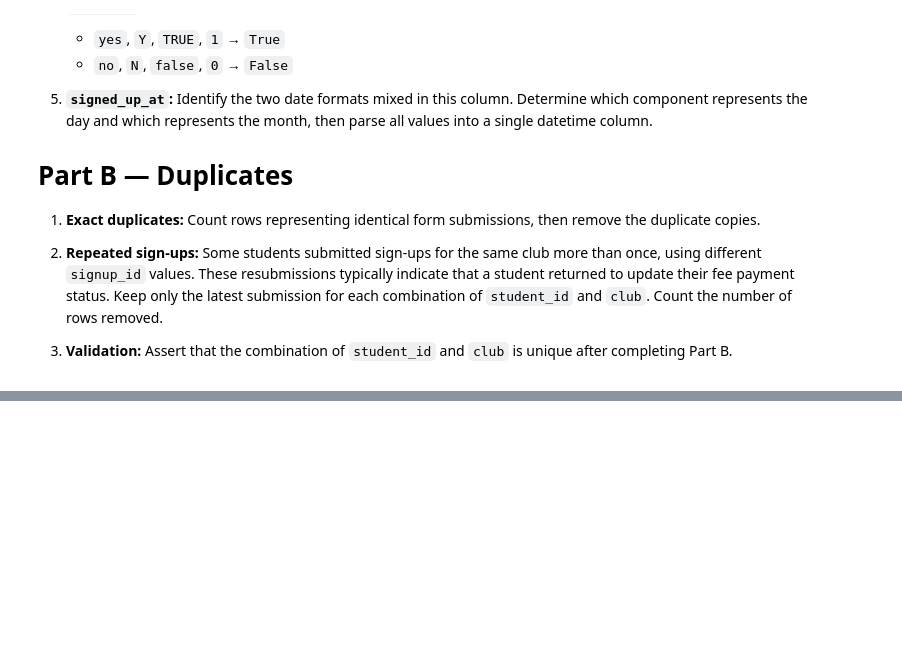
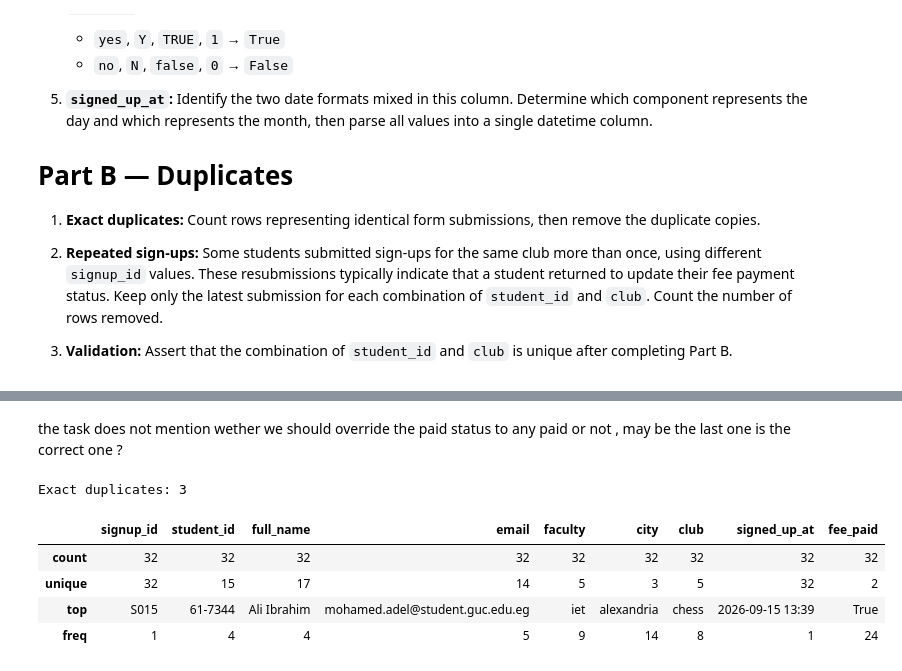
Before and after one commit to youssef1234-code/youssef-mohamed_58-18247_MET-04_task1, a Jupyter notebook: task1.ipynb, the cells around one changed output, grey strips where cells are left out. Cells and saved outputs as stored; diff of their text form; code cells hidden in the pictures; blank space fills up the shorter version.

Commit message:
solution : cleaned csv , task notebook solved

```diff
--- a/task1.ipynb
+++ b/task1.ipynb
@@ -51,0 +216,2 @@ Target =>
+# %%
+raw["full_name"] = raw["full_name"].str.strip().str.title()
@@ -51,0 +238,8 @@ Target =>
+# %%
+mapping = {
+    "1": True, "yes": True, "y": True, "true": True,
+    "0": False, "no": False, "n": False, "false": False
+}
+
+fee_paid = raw["fee_paid"].astype("string").str.strip().str.lower()
+raw["fee_paid"] = fee_paid.map(mapping).astype("boolean")
@@ -51,0 +280,9 @@ Target =>
+# %%
+s = raw["signed_up_at"].astype("string").str.strip()
+
+raw["signed_up_at"] = pd.to_datetime(
+    s,
+    format="mixed",
+    dayfirst=True,
+    errors="raise"
+).dt.strftime("%Y-%m-%d %H:%M")
@@ -51,0 +329,9 @@ Target =>
+# %% [markdown]
+the task does not mention wether we should override the paid status to any paid or not , may be the last one is the correct one ?
+# %%
+dups =raw.duplicated().sum()
+raw = raw.drop_duplicates().copy()
+raw = raw.drop_duplicates(subset=["student_id", "club"], keep="last").copy()
+print('Exact duplicates:',dups)
+# %% [output]
+Exact duplicates: 3
@@ -51,0 +340,8 @@ Target =>
+# %%
+raw.describe()
+# %% [output]
+|  | signup_id | student_id | full_name | email | faculty | city | club | signed_up_at | fee_paid |
+| count | 32 | 32 | 32 | 32 | 32 | 32 | 32 | 32 | 32 |
+| unique | 32 | 15 | 17 | 14 | 5 | 3 | 5 | 32 | 2 |
+| top | S015 | 61-7344 | Ali Ibrahim | mohamed.adel@student.guc.edu.eg | iet | alexandria | chess | 2026-09-15 13:39 | True |
+| freq | 1 | 4 | 4 | 5 | 9 | 14 | 8 | 1 | 24 |
```
Also changed, not shown: parts of 25 cells of this notebook, 2 other files.
